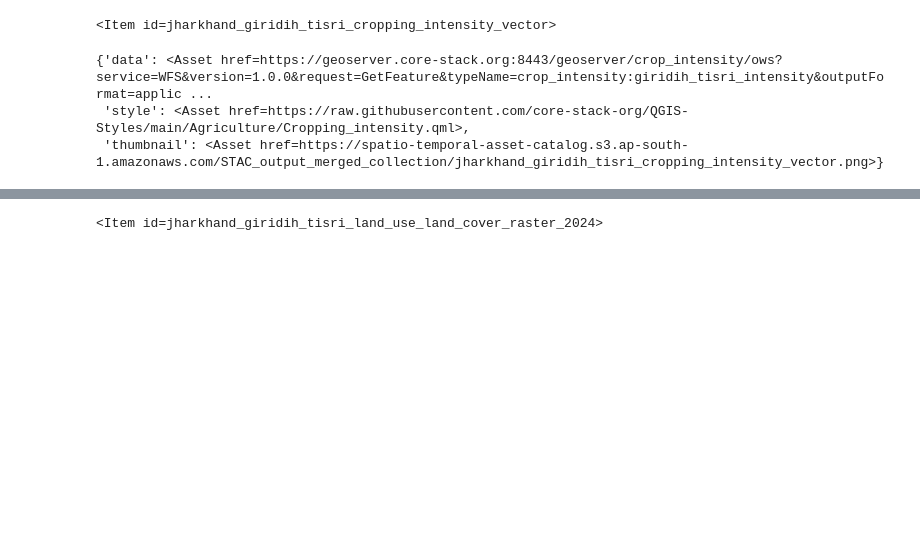
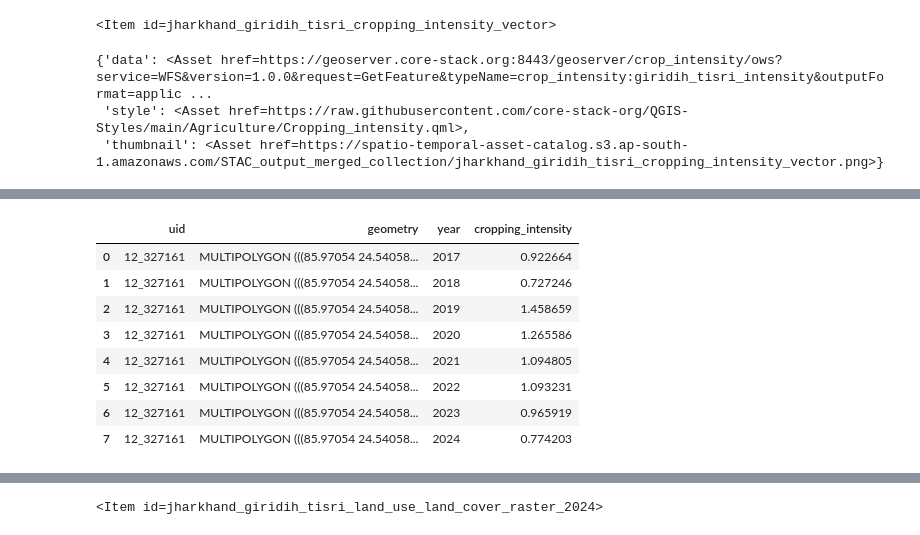
Before and after one commit to Nirzaree/STAC-spec, a Jupyter notebook: notebooks/STAC_search_API.ipynb, the cells around one changed output, grey strips where cells are left out. Drawn from its saved outputs; the diff is of its cells as text; code cells hidden in the pictures; blank space fills up the shorter version.

```diff
--- a/notebooks/STAC_search_API.ipynb
+++ b/notebooks/STAC_search_API.ipynb
@@ -78,0 +170,12 @@ vector_item.assets
+# %%
+vector_data_mws_df
+# %% [output]
+|  | uid | geometry | year | cropping_intensity |
+| 0 | 12_327161 | MULTIPOLYGON (((85.97054 24.54058... | 2017 | 0.922664 |
+| 1 | 12_327161 | MULTIPOLYGON (((85.97054 24.54058... | 2018 | 0.727246 |
+| 2 | 12_327161 | MULTIPOLYGON (((85.97054 24.54058... | 2019 | 1.458659 |
+| 3 | 12_327161 | MULTIPOLYGON (((85.97054 24.54058... | 2020 | 1.265586 |
+| 4 | 12_327161 | MULTIPOLYGON (((85.97054 24.54058... | 2021 | 1.094805 |
+| 5 | 12_327161 | MULTIPOLYGON (((85.97054 24.54058... | 2022 | 1.093231 |
+| 6 | 12_327161 | MULTIPOLYGON (((85.97054 24.54058... | 2023 | 0.965919 |
+| 7 | 12_327161 | MULTIPOLYGON (((85.97054 24.54058... | 2024 | 0.774203 |
```
Also changed, not shown: parts of 25 cells of this notebook.
